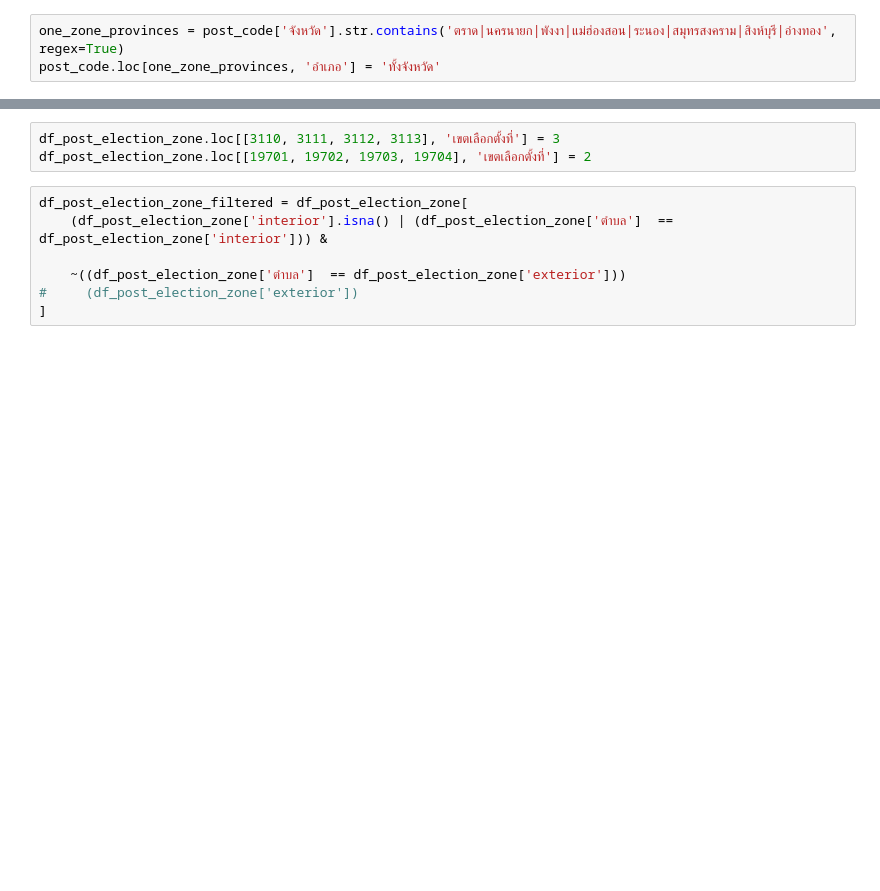
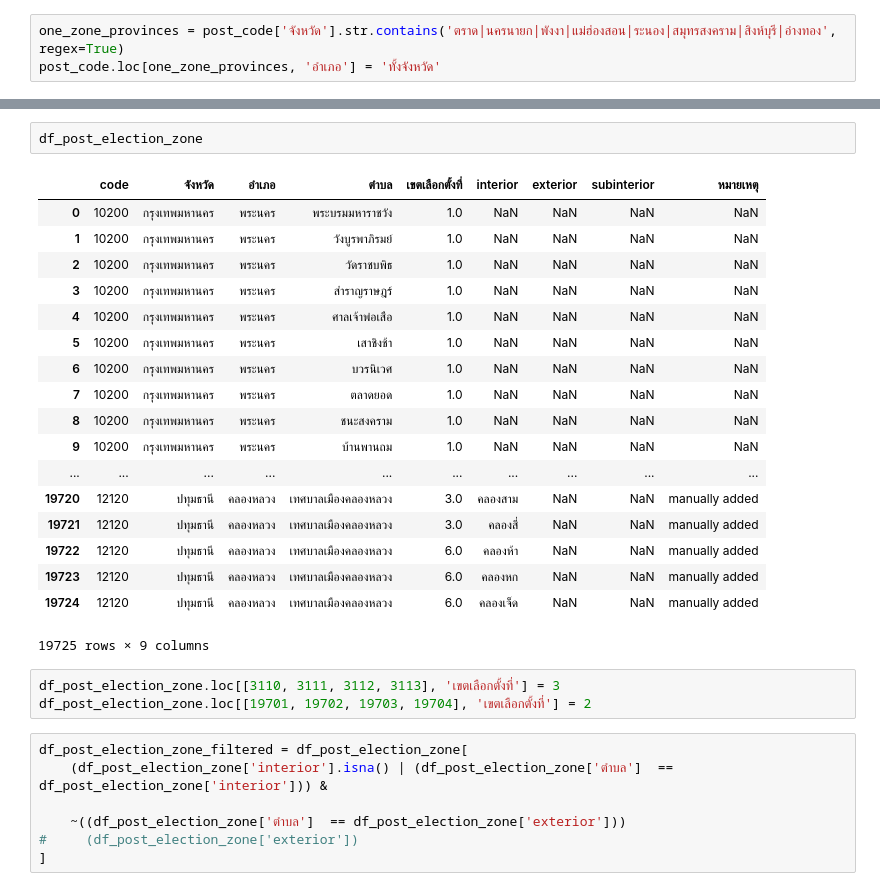
Before and after one commit to electinth/dataset-election-62-candidates, a Jupyter notebook: dev.ipynb, the cells around one changed output, grey strips where cells are left out. Cells and saved outputs as stored; diff of their text form; blank space fills up the shorter version.

```diff
--- a/dev.ipynb
+++ b/dev.ipynb
@@ -172,6 +203,27 @@ df_post_election_zone[df_post_election_zone['เขตเลือกตั้
 | 19702 | 96120 | นราธิวาส | สุไหงโกลก | ปาเสมัส | NaN | NaN | NaN | NaN | NaN |
 | 19703 | 96120 | นราธิวาส | สุไหงโกลก | มูโนะ | NaN | NaN | NaN | NaN | NaN |
 | 19704 | 96120 | นราธิวาส | สุไหงโกลก | ปูโยะ | NaN | NaN | NaN | NaN | NaN |
+# %%
+df_post_election_zone
+# %% [output]
+|  | code | จังหวัด | อำเภอ | ตำบล | เขตเลือกตั้งที่ | interior | exterior | subinterior | หมายเหตุ |
+| 0 | 10200 | กรุงเทพมหานคร | พระนคร | พระบรมมหาราชวัง | 1.0 | NaN | NaN | NaN | NaN |
+| 1 | 10200 | กรุงเทพมหานคร | พระนคร | วังบูรพาภิรมย์ | 1.0 | NaN | NaN | NaN | NaN |
+| 2 | 10200 | กรุงเทพมหานคร | พระนคร | วัดราชบพิธ | 1.0 | NaN | NaN | NaN | NaN |
+| 3 | 10200 | กรุงเทพมหานคร | พระนคร | สำราญราษฎร์ | 1.0 | NaN | NaN | NaN | NaN |
+| 4 | 10200 | กรุงเทพมหานคร | พระนคร | ศาลเจ้าพ่อเสือ | 1.0 | NaN | NaN | NaN | NaN |
+| 5 | 10200 | กรุงเทพมหานคร | พระนคร | เสาชิงช้า | 1.0 | NaN | NaN | NaN | NaN |
+| 6 | 10200 | กรุงเทพมหานคร | พระนคร | บวรนิเวศ | 1.0 | NaN | NaN | NaN | NaN |
+| 7 | 10200 | กรุงเทพมหานคร | พระนคร | ตลาดยอด | 1.0 | NaN | NaN | NaN | NaN |
+| 8 | 10200 | กรุงเทพมหานคร | พระนคร | ชนะสงคราม | 1.0 | NaN | NaN | NaN | NaN |
+| 9 | 10200 | กรุงเทพมหานคร | พระนคร | บ้านพานถม | 1.0 | NaN | NaN | NaN | NaN |
+| ... | ... | ... | ... | ... | ... | ... | ... | ... | ... |
+| 19720 | 12120 | ปทุมธานี | คลองหลวง | เทศบาลเมืองคลองหลวง | 3.0 | คลองสาม | NaN | NaN | manually added |
+| 19721 | 12120 | ปทุมธานี | คลองหลวง | เทศบาลเมืองคลองหลวง | 3.0 | คลองสี่ | NaN | NaN | manually added |
+| 19722 | 12120 | ปทุมธานี | คลองหลวง | เทศบาลเมืองคลองหลวง | 6.0 | คลองห้า | NaN | NaN | manually added |
+| 19723 | 12120 | ปทุมธานี | คลองหลวง | เทศบาลเมืองคลองหลวง | 6.0 | คลองหก | NaN | NaN | manually added |
+| 19724 | 12120 | ปทุมธานี | คลองหลวง | เทศบาลเมืองคลองหลวง | 6.0 | คลองเจ็ด | NaN | NaN | manually added |
+19725 rows × 9 columns
 # %%
 df_post_election_zone.loc[[3110, 3111, 3112, 3113], 'เขตเลือกตั้งที่'] = 3
 df_post_election_zone.loc[[19701, 19702, 19703, 19704], 'เขตเลือกตั้งที่'] = 2
```
Also changed, not shown: parts of 31 cells of this notebook.
